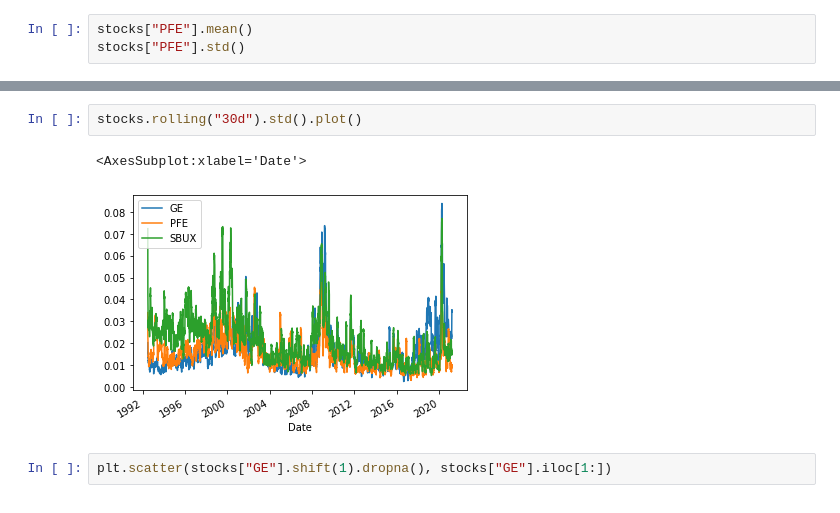
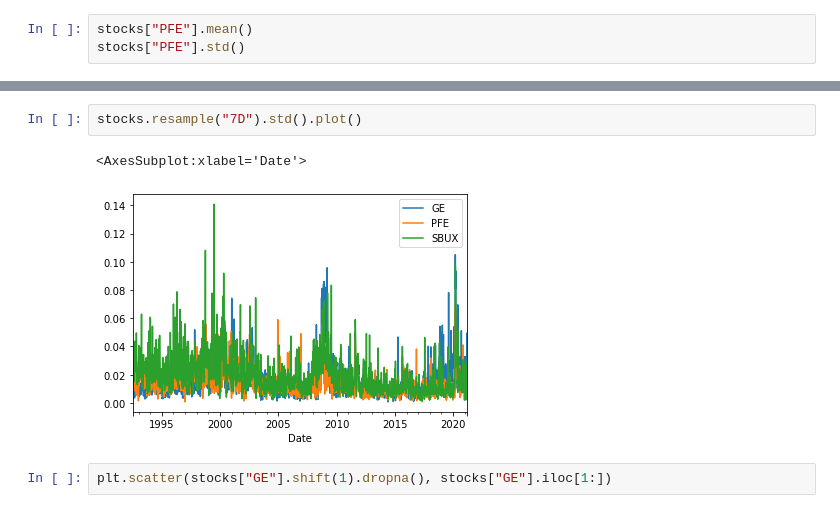
Before and after one commit to NSanip/Mentorship, a Jupyter notebook: Basic Stock Analysis.ipynb, the cells around one changed output, grey strips where cells are left out. Drawn from its saved outputs; the diff is of its cells as text.

```diff
--- a/Basic Stock Analysis.ipynb
+++ b/Basic Stock Analysis.ipynb
@@ -88,8 +80,8 @@ dtype: float64
 # %%
-stocks.rolling("30d").std().plot()
+stocks.resample("7D").std().plot()
 # %% [output]
 <AxesSubplot:xlabel='Date'>
-[figure, old version]
+[figure, new version]
 # %%
 plt.scatter(stocks["GE"].shift(1).dropna(), stocks["GE"].iloc[1:])
 # %% [output]
```
Also changed, not shown: parts of 9 cells of this notebook.
